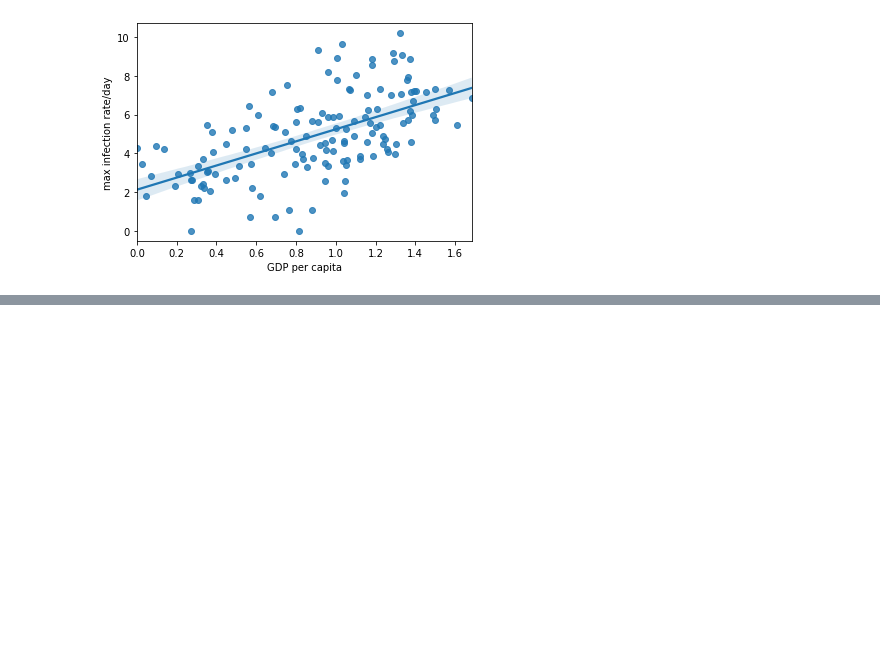
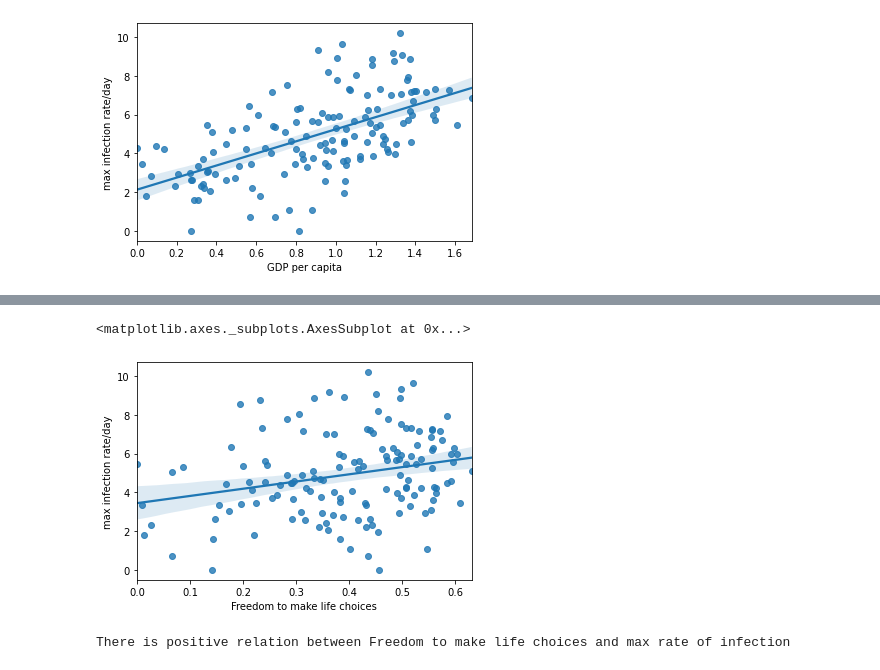
Before and after one commit to nhjoy/Covid-19-Data-Analysis, a Jupyter notebook: covid19 data analysis notebook.ipynb, the cells around one changed output, grey strips where cells are left out. Drawn from its saved outputs; the diff is of its cells as text; code cells hidden in the pictures; blank space fills up the shorter version.

```diff
--- a/covid19 data analysis notebook.ipynb
+++ b/covid19 data analysis notebook.ipynb
@@ -221,0 +242,12 @@ There is positive relation between GDP and max rate of infection
+# %%
+# Plotting Freedom to make life choices vs maximum Infection rate
+
+life_choices = data["Freedom to make life choices"]
+sns.regplot(life_choices, y)
+# %% [output]
+<matplotlib.axes._subplots.AxesSubplot at 0x...>
+[figure, added]
+# %%
+print("There is positive relation between Freedom to make life choices and max rate of infection")
+# %% [output]
+There is positive relation between Freedom to make life choices and max rate of infection
```
Also changed, not shown: parts of 9 cells of this notebook.
